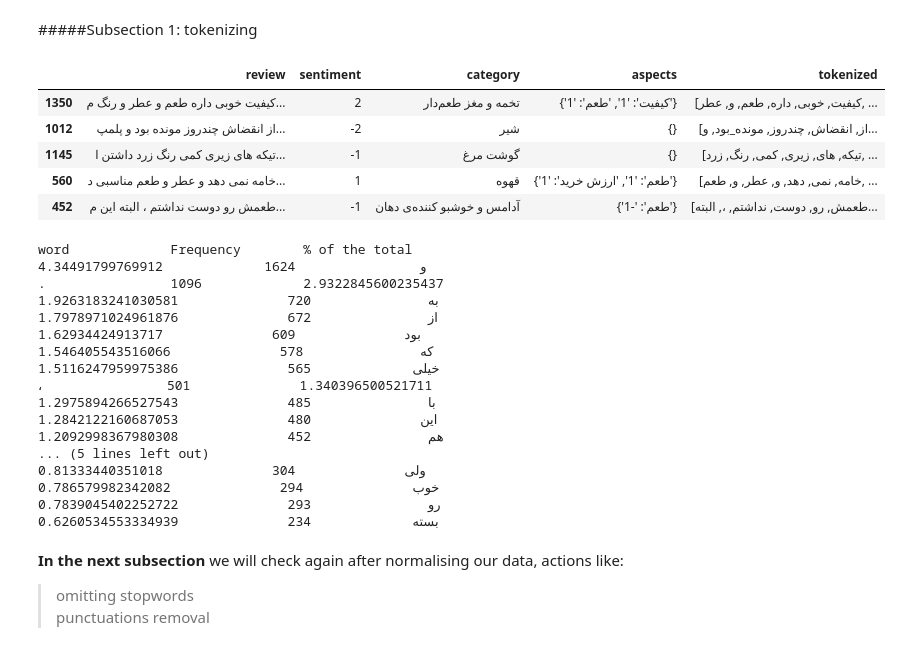
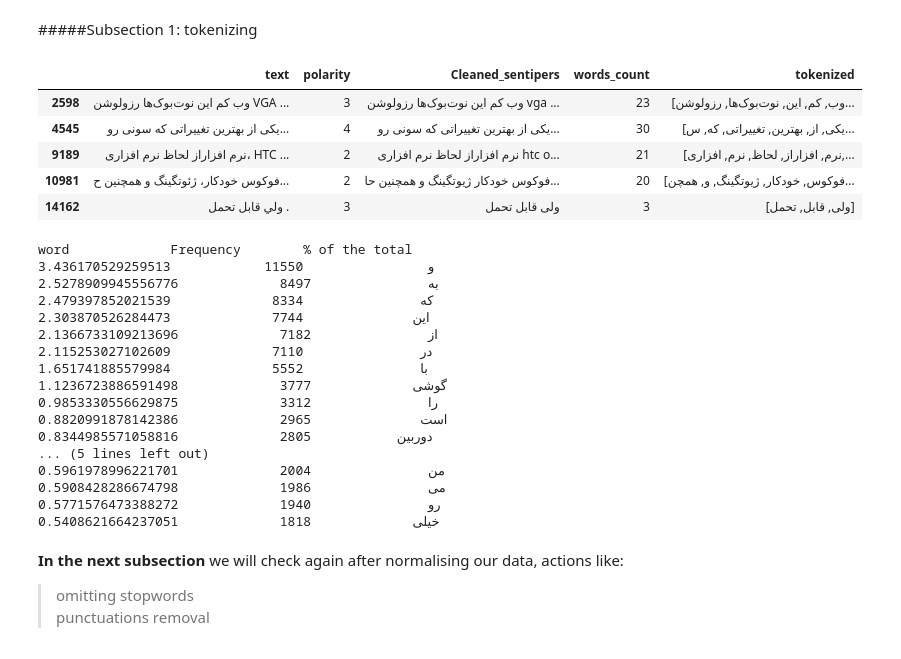
Before and after one commit to AAhmadS/Document-and-Token-Classification, a Jupyter notebook: Sentiment_analysis.ipynb, the cells around one changed output. Saved outputs shown, nothing was run; the diff lists cells and outputs as text; code cells hidden in the pictures.

```diff
--- a/Sentiment_analysis.ipynb
+++ b/Sentiment_analysis.ipynb
@@ -143,3 +126,6 @@ for json_str in json_list:
+# %%
+data = pd.read_csv('Cleaned_sentipers.csv')
+data.drop(columns ={"Unnamed: 0","index","sid","file"},inplace=True)
 # %%
 data.isna().value_counts()
 # %% [output]
@@ -148,0 +144,3 @@ dtype: int64
+# %%
+for i in range(data.shape[0]):
+  data["polarity"][i] = int(data["polarity"][i])+2
@@ -163,11 +166,11 @@ data.sample(10)
 # %%
-data["words_count"] = [len(x.split()) for x in data["review"]]
+data["words_count"] = [len(x.split()) for x in data["Cleaned_sentipers"]]
 # %% [markdown]
 ##Essential plots
 # %%
 class distributions:
 
-  def minmax(data, col_end = 'words_count', col_beg = 'review'):
+  def minmax(data, col_end = 'words_count', col_beg = 'Cleaned_sentipers'):
     data[col_end] = data[col_beg].apply(lambda t: len(t.split()))
 
     summary = data[col_end].min(), data[col_end].max(), data[col_end].mean(), np.std(data[col_end])
@@ -190,7 +193,7 @@ class distributions:
 
       fig.show()
 
-  def data_gl_than(data, less_than=25.0, greater_than=10.0, col='words_count'):
+  def data_gl_than(data, less_than=50.0, greater_than=5.0, col='words_count'):
       data_length = data[col].values
 
       data_glt = sum([1 for length in data_length if greater_than < length <= less_than])
@@ -439,36 +412,36 @@ lemmatizer = hazm.Lemmatizer()
 # %% [markdown]
 #####Subsection 1: tokenizing
 # %%
-tokenized_sents = [word_tokenizer.tokenize(sent) for sent in data["review"]]
+tokenized_sents = [word_tokenizer.tokenize(sent) for sent in data["Cleaned_sentipers"]]
 data["tokenized"] = tokenized_sents
 data.sample(5)
 # %% [output]
-|  | review | sentiment | category | aspects | tokenized |
-| 1350 | کیفیت خوبی داره طعم و عطر و رنگ م... | 2 | تخمه و مغز طعم‌دار | {'کیفیت': '1', 'طعم': '1'} | [کیفیت, خوبی, داره, طعم, و, عطر, ... |
-| 1012 | از انقضاش چندروز مونده بود و پلمپ... | -2 | شیر | {} | [از, انقضاش, چندروز, مونده_بود, و... |
-| 1145 | تیکه های زیری کمی رنگ زرد داشتن ا... | -1 | گوشت مرغ | {} | [تیکه, های, زیری, کمی, رنگ, زرد, ... |
-| 560 | خامه نمی دهد و عطر و طعم مناسبی د... | 1 | قهوه | {'طعم': '1', 'ارزش خرید': '1'} | [خامه, نمی, دهد, و, عطر, و, طعم, ... |
-| 452 | طعمش رو دوست نداشتم ، البته این م... | -1 | آدامس و خوشبو کننده‌ی دهان | {'طعم': '-1'} | [طعمش, رو, دوست, نداشتم, ،, البته... |
+|  | text | polarity | Cleaned_sentipers | words_count | tokenized |
+| 2598 | وب کم این نوت‌بوک‌ها رزولوشن VGA ... | 3 | وب کم این نوت‌بوک‌ها رزولوشن vga ... | 23 | [وب, کم, این, نوت‌بوک‌ها, رزولوشن... |
+| 4545 | یکی از بهترین تغییراتی که سونی رو... | 4 | یکی از بهترین تغییراتی که سونی رو... | 30 | [یکی, از, بهترین, تغییراتی, که, س... |
+| 9189 | نرم افزاراز لحاظ نرم افزاری، HTC ... | 2 | نرم افزاراز لحاظ نرم افزاری htc o... | 21 | [نرم, افزاراز, لحاظ, نرم, افزاری,... |
+| 10981 | فوکوس خودکار، ژئوتگینگ و همچنین ح... | 2 | فوکوس خودکار ژیوتگینگ و همچنین حا... | 20 | [فوکوس, خودکار, ژیوتگینگ, و, همچن... |
+| 14162 | ولي قابل تحمل . | 3 | ولی قابل تحمل | 3 | [ولی, قابل, تحمل] |
 # %%
 distributions.word_and_freq(data,"tokenized")
 # %% [output]
 word             Frequency        % of the total
-و                1624             4.34491799769912
-.                1096             2.9322845600235437
-به               720              1.9263183241030581
-از               672              1.7978971024961876
-بود              609              1.62934424913717
-که               578              1.546405543516066
-خیلی             565              1.5116247959975386
-،                501              1.340396500521711
-با               485              1.2975894266527543
-این              480              1.2842122160687053
-هم               452              1.2092998367980308
+و                11550            3.436170529259513
+به               8497             2.5278909945556776
+که               8334             2.479397852021539
+این              7744             2.303870526284473
+از               7182             2.1366733109213696
+در               7110             2.115253027102609
+با               5552             1.651741885579984
+گوشی             3777             1.1236723886591498
+را               3312             0.9853330556629875
+است              2965             0.8820991878142386
+دوربین           2805             0.8344985571058816
 ... (5 lines left out)
-ولی              304              0.81333440351018
-خوب              294              0.786579982342082
-رو               293              0.7839045402252722
-بسته             234              0.6260534553334939
+من               2004             0.5961978996221701
+می               1986             0.5908428286674798
+رو               1940             0.5771576473388272
+خیلی             1818             0.5408621664237051
 # %% [markdown]
 **In the next subsection** we will check again after normalising our data, actions like:
 >omitting stopwords<br/>
```
Also changed, not shown: parts of 55 cells of this notebook.
